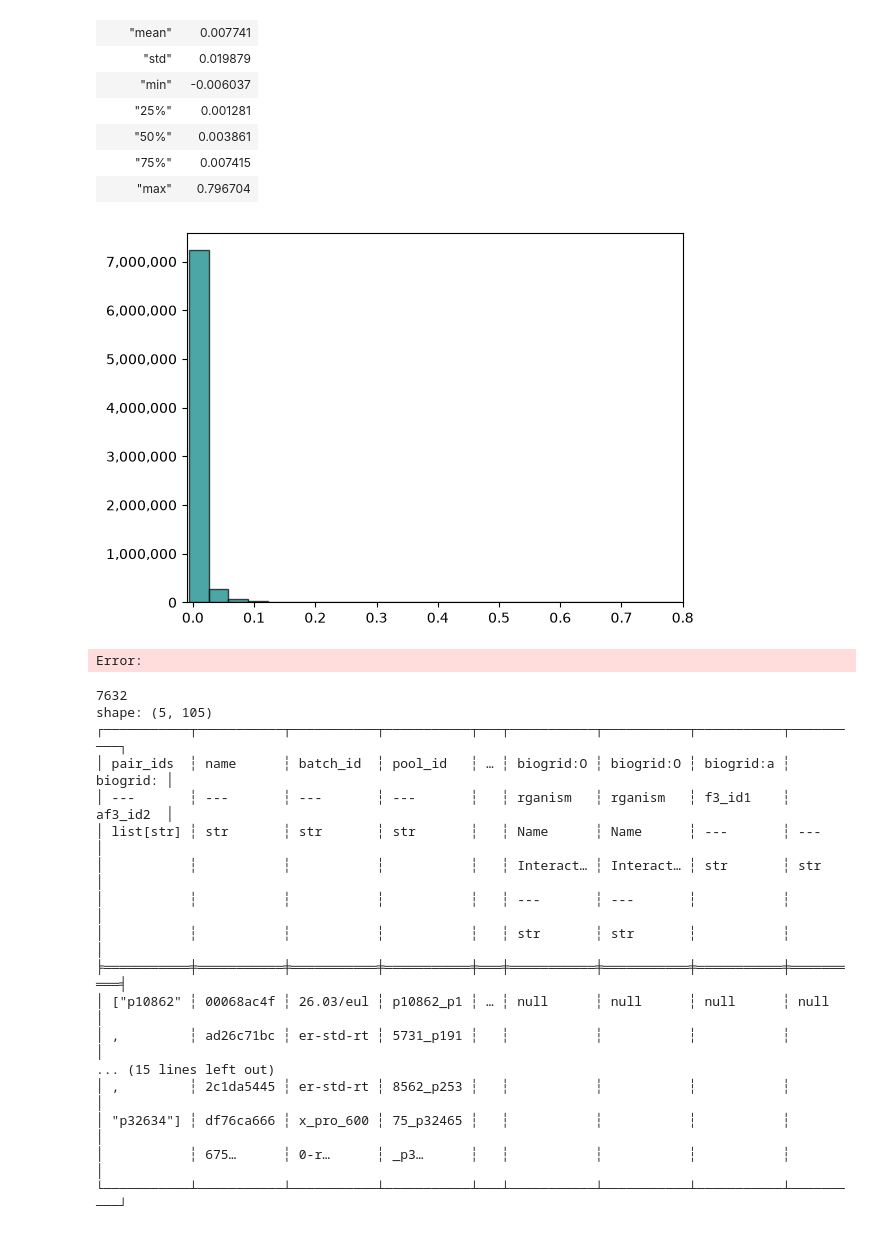
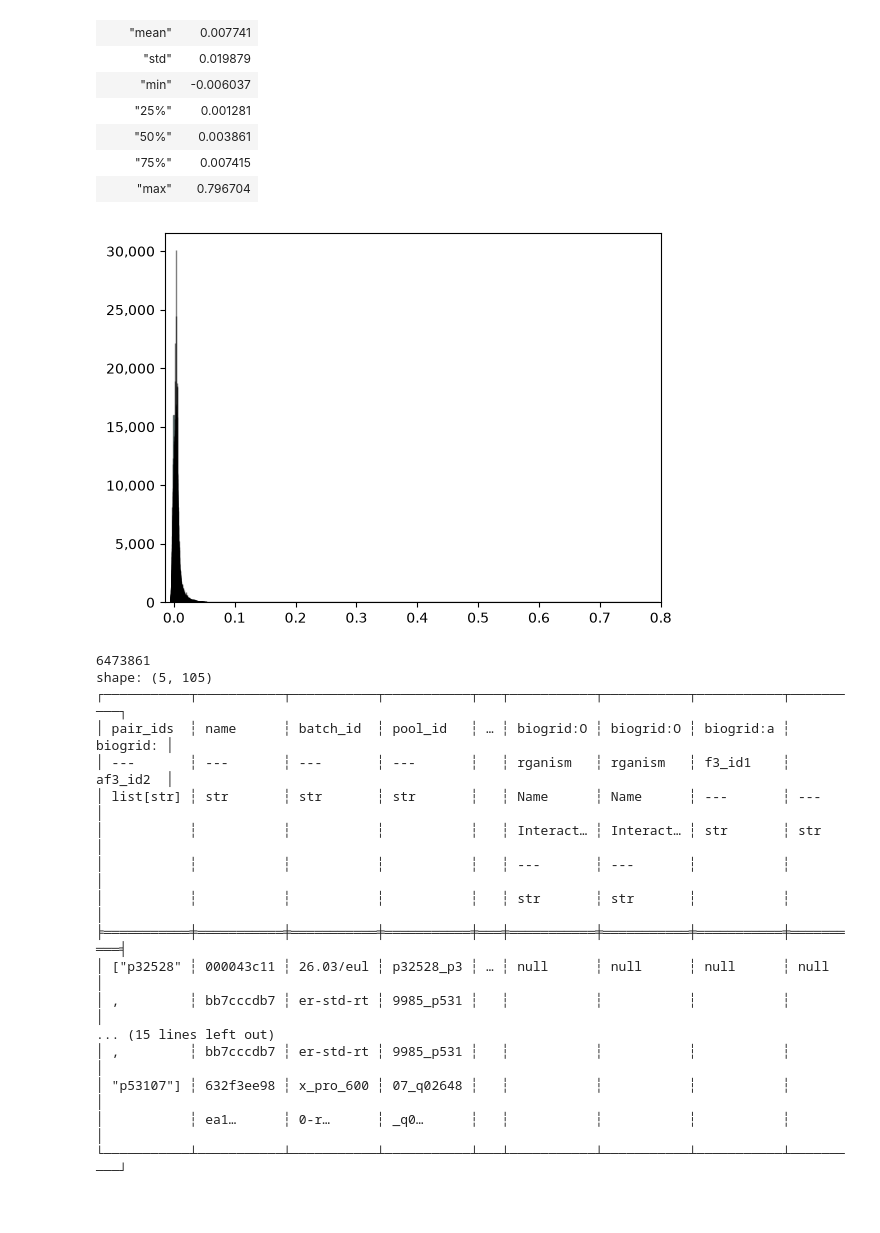
Before and after one commit to Sabah-hoq/yeast, a Jupyter notebook: notebooks/sizeCorrected.ipynb, the cells around one changed output. Drawn from its saved outputs; the diff is of its cells as text; code cells hidden in the pictures.

```diff
--- a/notebooks/sizeCorrected.ipynb
+++ b/notebooks/sizeCorrected.ipynb
@@ -63,20 +63,18 @@ shape: (9, 2)
 # %%
 #Histogram
 fig, ax = plt.subplots()
-plt.hist(sizeCoreceted, bins=25, color='teal', edgecolor='black', alpha=0.7)
+plt.hist(sizeCoreceted, bins=100000, color='teal', edgecolor='black', alpha=0.5)
 ax.ticklabel_format(style='plain', axis='y')
 ax.yaxis.set_major_formatter(plt.FuncFormatter(lambda x, loc: "{:,}".format(int(x))))
-plt.xlim(-0.01, 0.8)
+plt.xlim(-0.015, 0.8)
 # Display the plot
 plt.show()
 # %% [output]
-[figure, old version]
+[figure, new version]
 # %%
 threshold = 0.55
 chunk_size = 500000
 
-
-pairs['z_score'] = stats.zscore(pairs.collect())["chain_pair_iptm_mean_corrected"]
+# The line below won't run... kernal crashes
+# pairs['z_score'] = stats.zscore(pairs.collect())["chain_pair_iptm_mean_corrected"]
-# %% [output]
-Error:
 # %%
@@ -84,11 +82,10 @@ cutoff_99 = np.percentile((pairs.collect())["chain_pair_iptm_mean_corrected"], 9
 # %%
-# Filter top 1%
-top_edges = pairs.filter(pl.col("chain_pair_iptm_mean_corrected") >= cutoff_99)
+top_edges = pairs.filter(pl.col("chain_pair_iptm_mean_corrected") >= 0)
 # top_edges.to_csv("top_1_percent_edges.csv", index=False)
 print(len(top_edges.collect()))
 print(top_edges.collect().head())
 # %% [output]
-7632
+6473861
 shape: (5, 105)
 ┌───────────┬───────────┬───────────┬───────────┬───┬───────────┬───────────┬───────────┬──────────┐
 │ pair_ids  ┆ name      ┆ batch_id  ┆ pool_id   ┆ … ┆ biogrid:O ┆ biogrid:O ┆ biogrid:a ┆ biogrid: │
@@ -98,10 +95,10 @@ shape: (5, 105)
 │           ┆           ┆           ┆           ┆   ┆ ---       ┆ ---       ┆           ┆          │
 │           ┆           ┆           ┆           ┆   ┆ str       ┆ str       ┆           ┆          │
 ╞═══════════╪═══════════╪═══════════╪═══════════╪═══╪═══════════╪═══════════╪═══════════╪══════════╡
-│ ["p10862" ┆ 00068ac4f ┆ 26.03/eul ┆ p10862_p1 ┆ … ┆ null      ┆ null      ┆ null      ┆ null     │
-│ ,         ┆ ad26c71bc ┆ er-std-rt ┆ 5731_p191 ┆   ┆           ┆           ┆           ┆          │
+│ ["p32528" ┆ 000043c11 ┆ 26.03/eul ┆ p32528_p3 ┆ … ┆ null      ┆ null      ┆ null      ┆ null     │
+│ ,         ┆ bb7cccdb7 ┆ er-std-rt ┆ 9985_p531 ┆   ┆           ┆           ┆           ┆          │
 ... (15 lines left out)
-│ ,         ┆ 2c1da5445 ┆ er-std-rt ┆ 8562_p253 ┆   ┆           ┆           ┆           ┆          │
-│ "p32634"] ┆ df76ca666 ┆ x_pro_600 ┆ 75_p32465 ┆   ┆           ┆           ┆           ┆          │
-│           ┆ 675…      ┆ 0-r…      ┆ _p3…      ┆   ┆           ┆           ┆           ┆          │
+│ ,         ┆ bb7cccdb7 ┆ er-std-rt ┆ 9985_p531 ┆   ┆           ┆           ┆           ┆          │
+│ "p53107"] ┆ 632f3ee98 ┆ x_pro_600 ┆ 07_q02648 ┆   ┆           ┆           ┆           ┆          │
+│           ┆ ea1…      ┆ 0-r…      ┆ _q0…      ┆   ┆           ┆           ┆           ┆          │
 └───────────┴───────────┴───────────┴───────────┴───┴───────────┴───────────┴───────────┴──────────┘
```
Also changed, not shown: parts of 12 cells of this notebook.
